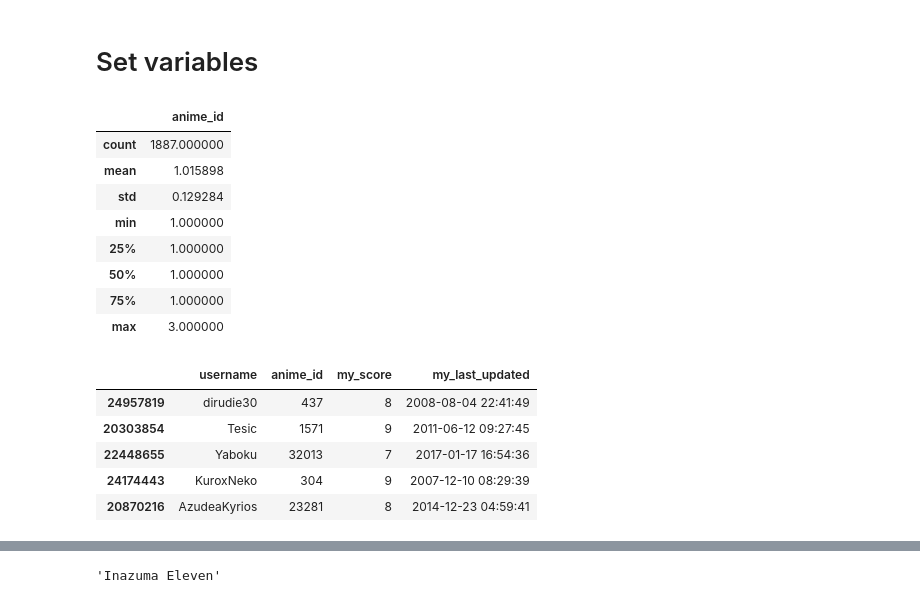
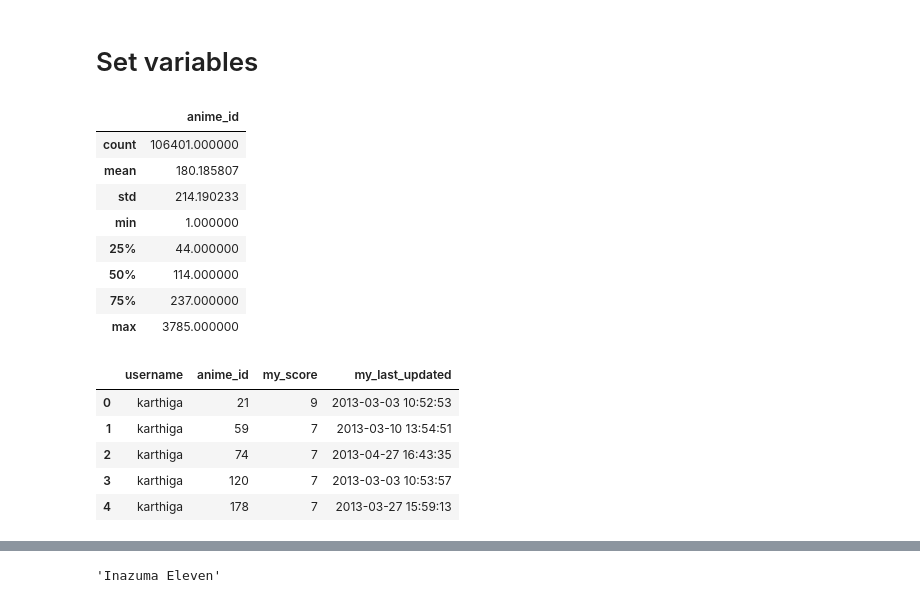
Before and after one commit to saratsiri/anime-rec, a Jupyter notebook: notebooks/Rukun_surprise_test.ipynb, the cells around one changed output, grey strips where cells are left out. Saved outputs shown, nothing was run; the diff lists cells and outputs as text; code cells hidden in the pictures.

```diff
--- a/notebooks/Rukun_surprise_test.ipynb
+++ b/notebooks/Rukun_surprise_test.ipynb
@@ -160,26 +167,26 @@ animeID_to_name
 # %% [markdown]
 # Set variables
 # %%
-ScoresDF_selected_small.groupby("username").agg({"anime_id":"count"}).describe()
+ScoresDF_selected.groupby("username").agg({"anime_id":"count"}).describe()
 # %% [output]
 |  | anime_id |
-| count | 1887.000000 |
-| mean | 1.015898 |
-| std | 0.129284 |
+| count | 106401.000000 |
+| mean | 180.185807 |
+| std | 214.190233 |
 | min | 1.000000 |
-| 25% | 1.000000 |
-| 50% | 1.000000 |
-| 75% | 1.000000 |
-| max | 3.000000 |
+| 25% | 44.000000 |
+| 50% | 114.000000 |
+| 75% | 237.000000 |
+| max | 3785.000000 |
 # %%
-ScoresDF_selected_small.head()
+ScoresDF_selected.head()
 # %% [output]
 |  | username | anime_id | my_score | my_last_updated |
-| 24957819 | dirudie30 | 437 | 8 | 2008-08-04 22:41:49 |
-| 20303854 | Tesic | 1571 | 9 | 2011-06-12 09:27:45 |
-| 22448655 | Yaboku | 32013 | 7 | 2017-01-17 16:54:36 |
-| 24174443 | KuroxNeko | 304 | 9 | 2007-12-10 08:29:39 |
-| 20870216 | AzudeaKyrios | 23281 | 8 | 2014-12-23 04:59:41 |
+| 0 | karthiga | 21 | 9 | 2013-03-03 10:52:53 |
+| 1 | karthiga | 59 | 7 | 2013-03-10 13:54:51 |
+| 2 | karthiga | 74 | 7 | 2013-04-27 16:43:35 |
+| 3 | karthiga | 120 | 7 | 2013-03-03 10:53:57 |
+| 4 | karthiga | 178 | 7 | 2013-03-27 15:59:13 |
 # %%
 # Pick a random user name.
 # Play around and see how the final recommendations change
```
Also changed, not shown: parts of 19 cells of this notebook.
